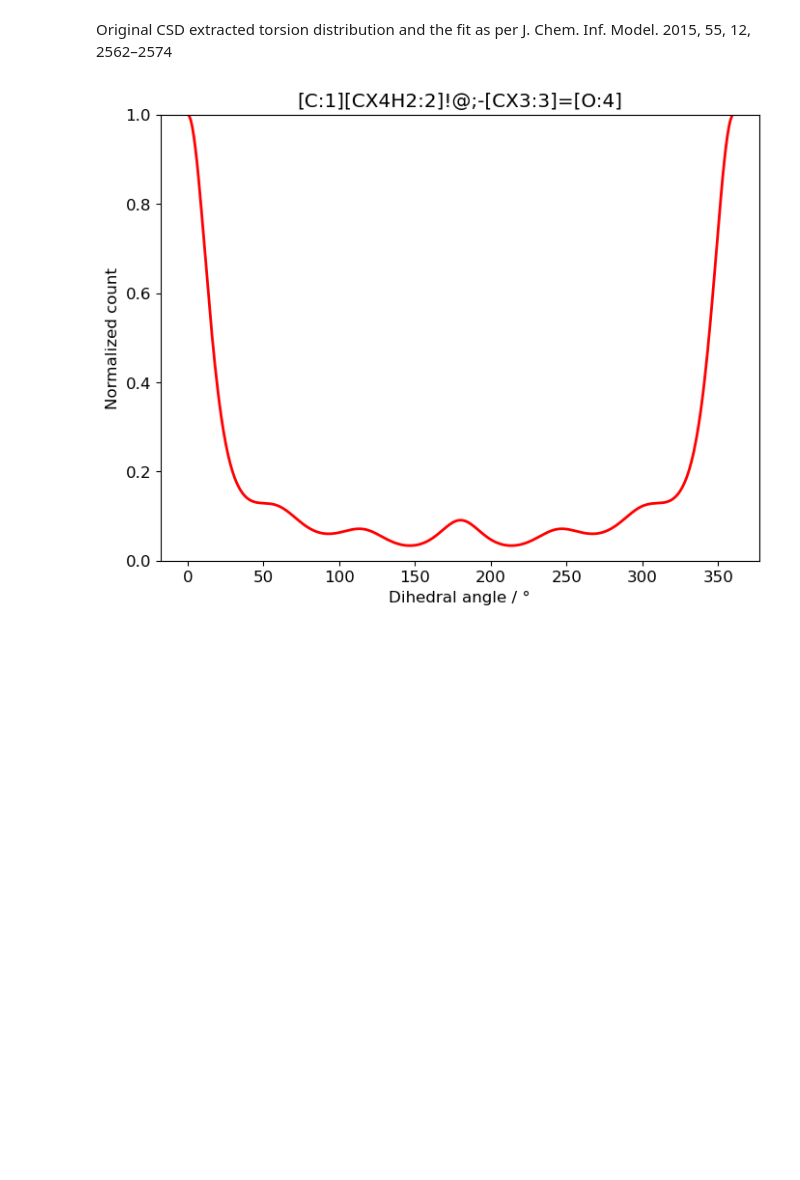
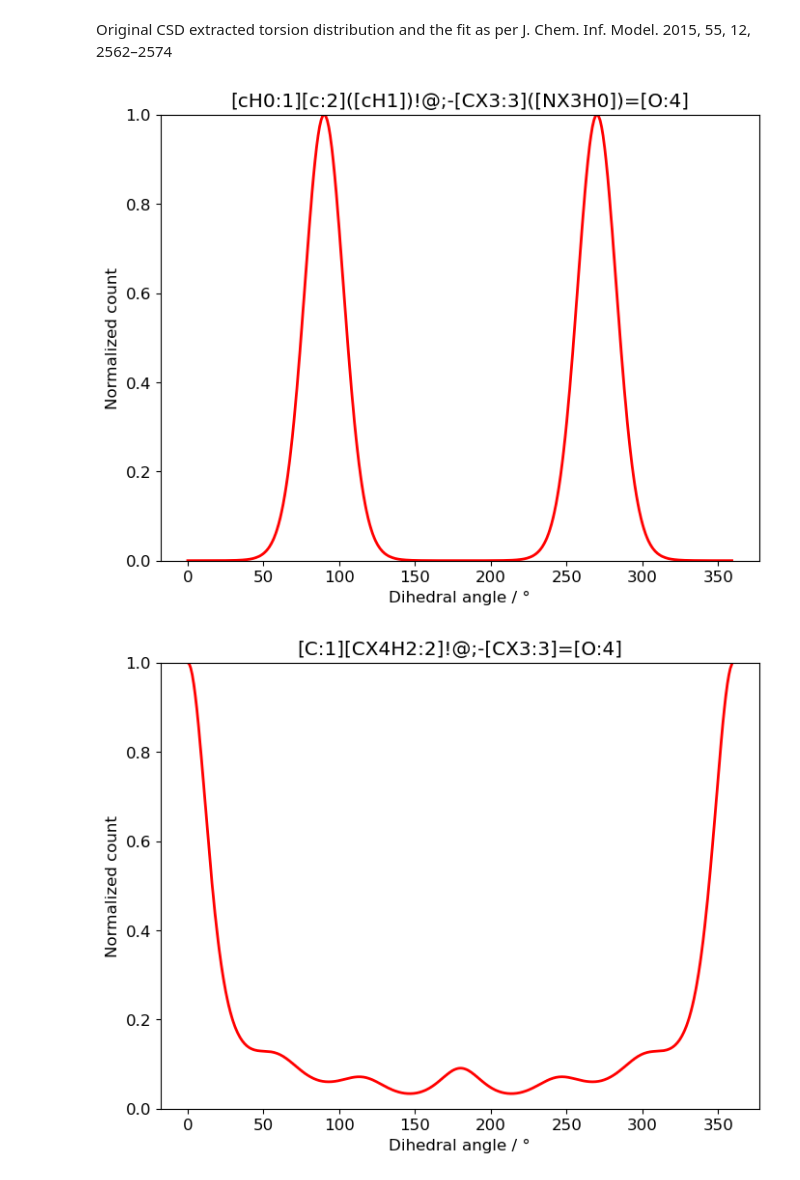
Before and after one commit to rinikerlab/TorsionAngularBinStrings, a Jupyter notebook: Demos/AnalyzeConformerEnsembles.ipynb, the cells around one changed output. Drawn from its saved outputs; the diff is of its cells as text; code cells hidden in the pictures; blank space fills up the shorter version.

```diff
--- a/Demos/AnalyzeConformerEnsembles.ipynb
+++ b/Demos/AnalyzeConformerEnsembles.ipynb
@@ -42,6 +147,10 @@ Original CSD extracted torsion distribution and the fit as per J. Chem. Inf. Mod
 # %%
 # this part of the API is currently not available to the public
 # tabs.PlotOrgDistribution('[C:1][CX4H2:2]!@;-[CX3:3]=[O:4]', 'r')
+# %%
+tabs.PlotOrgDistributionFitOnly('[cH0:1][c:2]([cH1])!@;-[CX3:3]([NX3H0])=[O:4]','r')
+# %% [output]
+[figure, added]
 # %%
 tabs.PlotOrgDistributionFitOnly('[C:1][CX4H2:2]!@;-[CX3:3]=[O:4]', 'r')
 # %% [output]
```
Also changed, not shown: parts of 19 cells of this notebook, 20 other files.
